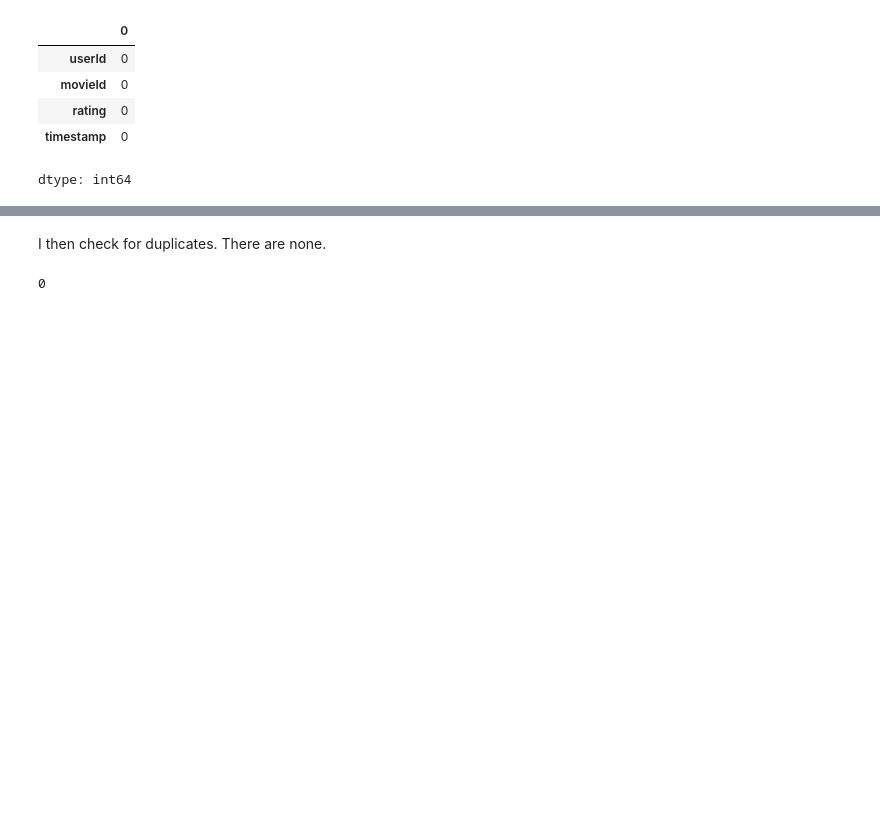
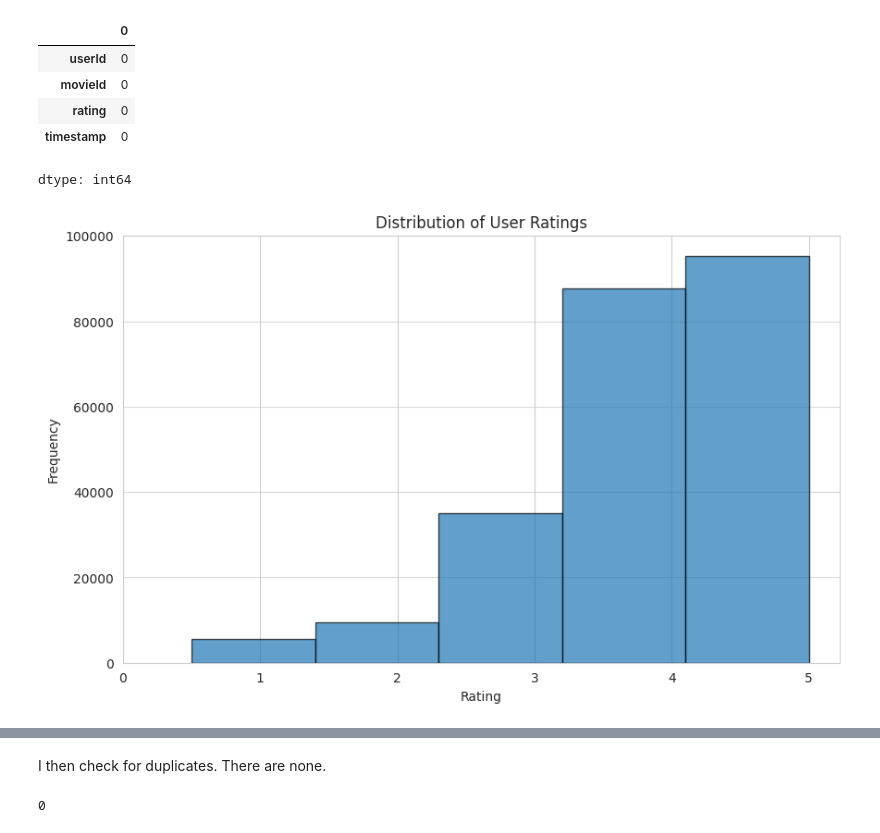
Before and after one commit to BandaVallary/Movie_Recommendation_System, a Jupyter notebook: notebook.ipynb, the cells around one changed output, grey strips where cells are left out. Drawn from its saved outputs; the diff is of its cells as text; code cells hidden in the pictures; blank space fills up the shorter version.

```diff
--- a/notebook.ipynb
+++ b/notebook.ipynb
@@ -79,3 +79,15 @@ ratings.isnull().sum()
 | rating | 0 |
 | timestamp | 0 |
 dtype: int64
+# %%
+# Plotting histogram of ratings
+plt.figure(figsize=(10, 6))
+plt.hist(ratings['rating'], bins=5, edgecolor='black', alpha=0.7)
+plt.title('Distribution of User Ratings')
+plt.xlabel('Rating')
+plt.ylabel('Frequency')
+plt.xticks([0, 1, 2, 3, 4, 5])
+plt.grid(axis='y', alpha=0.75)
+plt.show()
+# %% [output]
+[figure, added]
```
Also changed, not shown: parts of 4 cells of this notebook.
